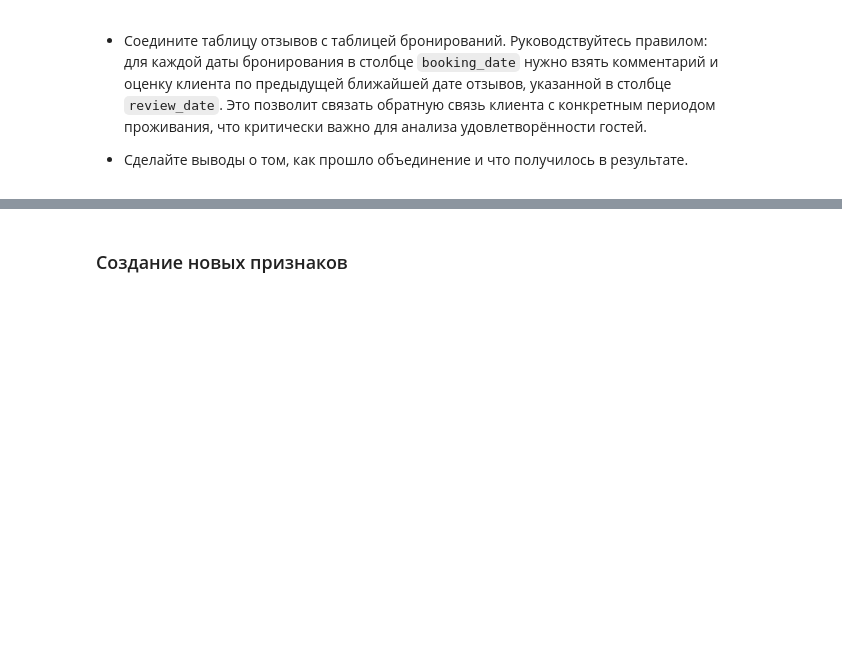
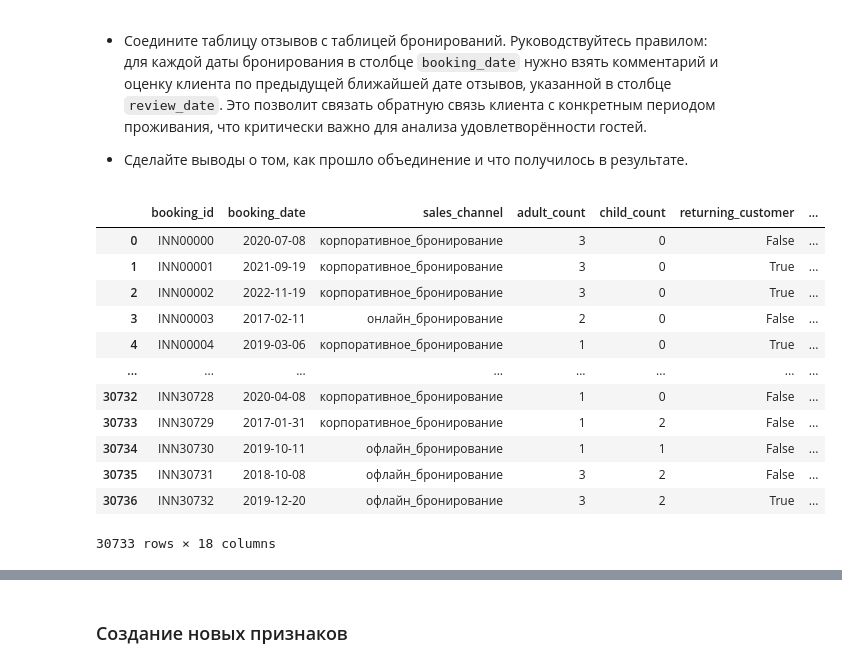
Before and after one commit to MEYakunin/Sprint17_Booking_Cancellation_Predict, a Jupyter notebook: Sprint17_Booking_Cancellation_Predict.ipynb, the cells around one changed output, grey strips where cells are left out. Cells and saved outputs as stored; diff of their text form; code cells hidden in the pictures; blank space fills up the shorter version.

Commit message:
Sprint17_Booking_Cancellation_Predict - Подэтап Объединение таблиц - ver_1

```diff
--- a/Sprint17_Booking_Cancellation_Predict.ipynb
+++ b/Sprint17_Booking_Cancellation_Predict.ipynb
@@ -483,3 +483,19 @@ plt.show()
 - Соедините таблицу отзывов с таблицей бронирований. Руководствуйтесь правилом: для каждой даты бронирования в столбце `booking_date` нужно взять комментарий и оценку клиента по предыдущей ближайшей дате отзывов, указанной в столбце `review_date`. Это позволит связать обратную связь клиента с конкретным периодом проживания, что критически важно для анализа удовлетворённости гостей.
 
 - Сделайте выводы о том, как прошло объединение и что получилось в результате.
+# %%
+df_bookings_drop_dupl
+# %% [output]
+|  | booking_id | booking_date | sales_channel | adult_count | child_count | returning_customer | ... |
+| 0 | INN00000 | 2020-07-08 | корпоративное_бронирование | 3 | 0 | False | ... |
+| 1 | INN00001 | 2021-09-19 | корпоративное_бронирование | 3 | 0 | True | ... |
+| 2 | INN00002 | 2022-11-19 | корпоративное_бронирование | 3 | 0 | True | ... |
+| 3 | INN00003 | 2017-02-11 | онлайн_бронирование | 2 | 0 | False | ... |
+| 4 | INN00004 | 2019-03-06 | корпоративное_бронирование | 1 | 0 | True | ... |
+| ... | ... | ... | ... | ... | ... | ... | ... |
+| 30732 | INN30728 | 2020-04-08 | корпоративное_бронирование | 1 | 0 | False | ... |
+| 30733 | INN30729 | 2017-01-31 | корпоративное_бронирование | 1 | 2 | False | ... |
+| 30734 | INN30730 | 2019-10-11 | офлайн_бронирование | 1 | 1 | False | ... |
+| 30735 | INN30731 | 2018-10-08 | офлайн_бронирование | 3 | 2 | False | ... |
+| 30736 | INN30732 | 2019-12-20 | офлайн_бронирование | 3 | 2 | True | ... |
+30733 rows × 18 columns
```
Also changed, not shown: parts of 3 cells of this notebook, 1 other file.
